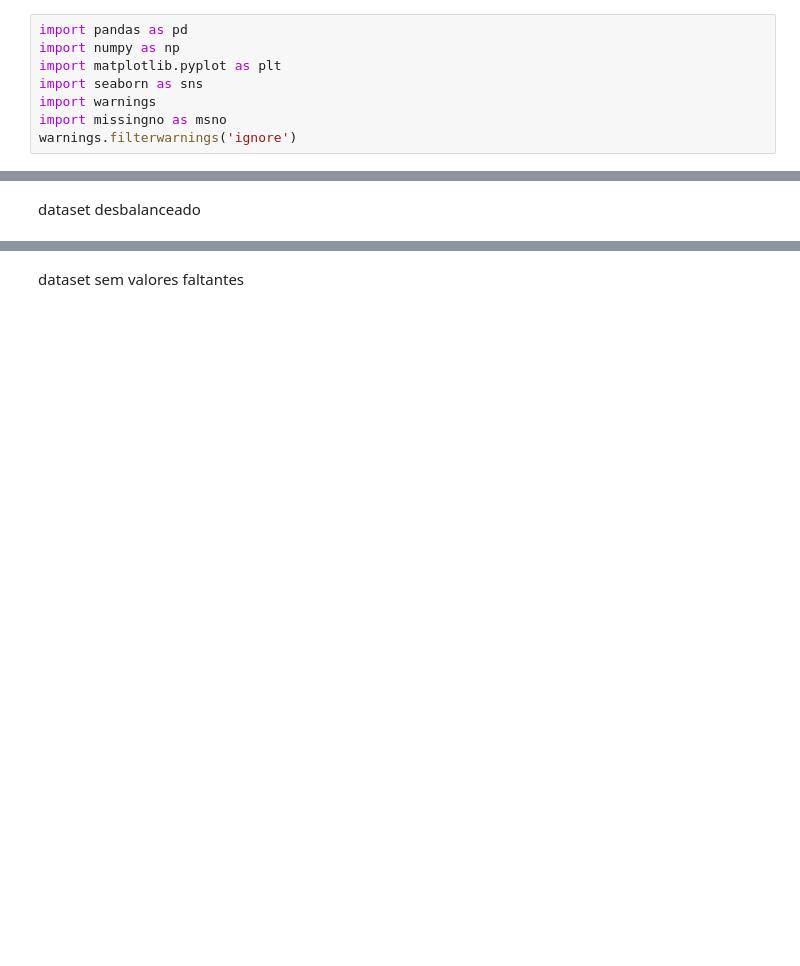
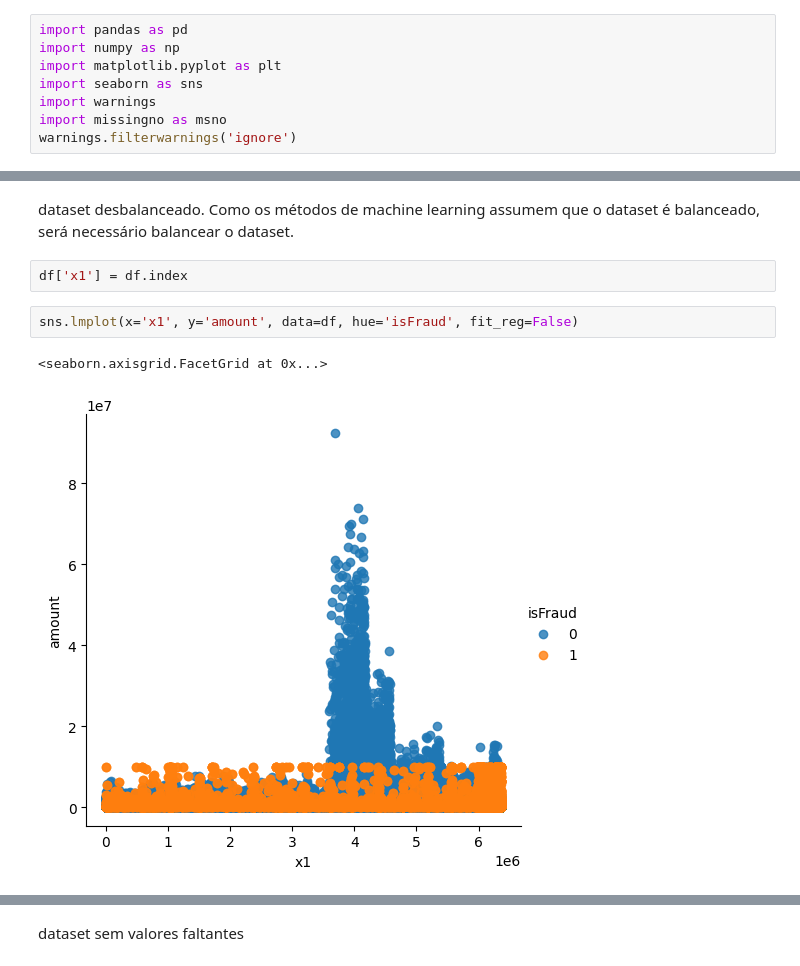
Before and after one commit to joaovjesus/Deteccao-de-Fraude, a Jupyter notebook: notebook.ipynb, the cells around one changed output, grey strips where cells are left out. Drawn from its saved outputs; the diff is of its cells as text; blank space fills up the shorter version.

```diff
--- a/notebook.ipynb
+++ b/notebook.ipynb
@@ -55,6 +55,13 @@ isFraud
 0    6354407
 1       8213
 Name: count, dtype: int64
-# %% [markdown]
-dataset desbalanceado
+# %% [markdown]
+dataset desbalanceado. Como os métodos de machine learning assumem que o dataset é balanceado, será necessário balancear o dataset.
+# %%
+df['x1'] = df.index
+# %%
+sns.lmplot(x='x1', y='amount', data=df, hue='isFraud', fit_reg=False)
+# %% [output]
+<seaborn.axisgrid.FacetGrid at 0x...>
+[figure, added]
 # %%
```
Also changed, not shown: parts of 18 cells of this notebook.
